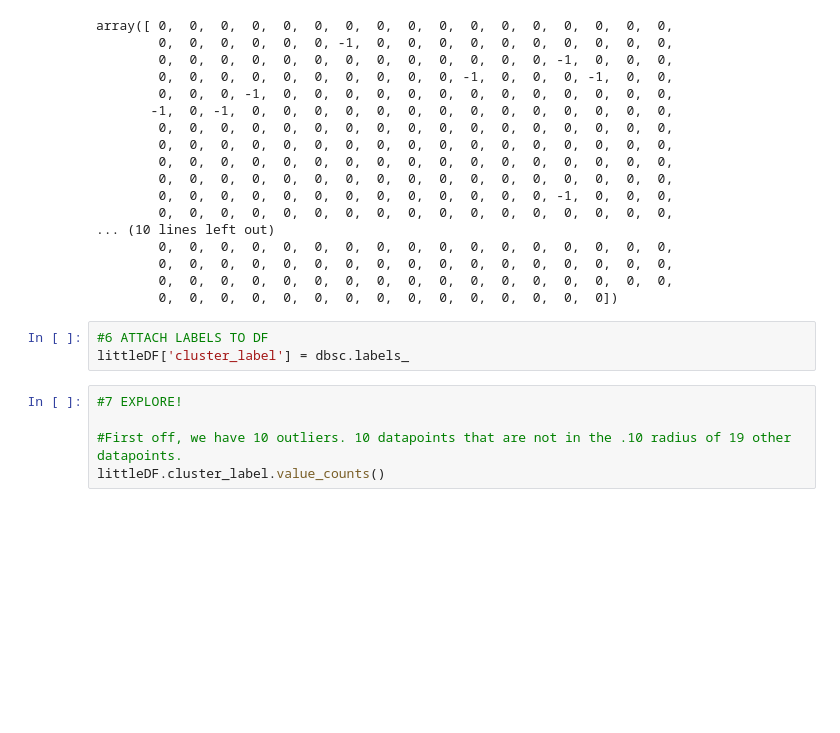
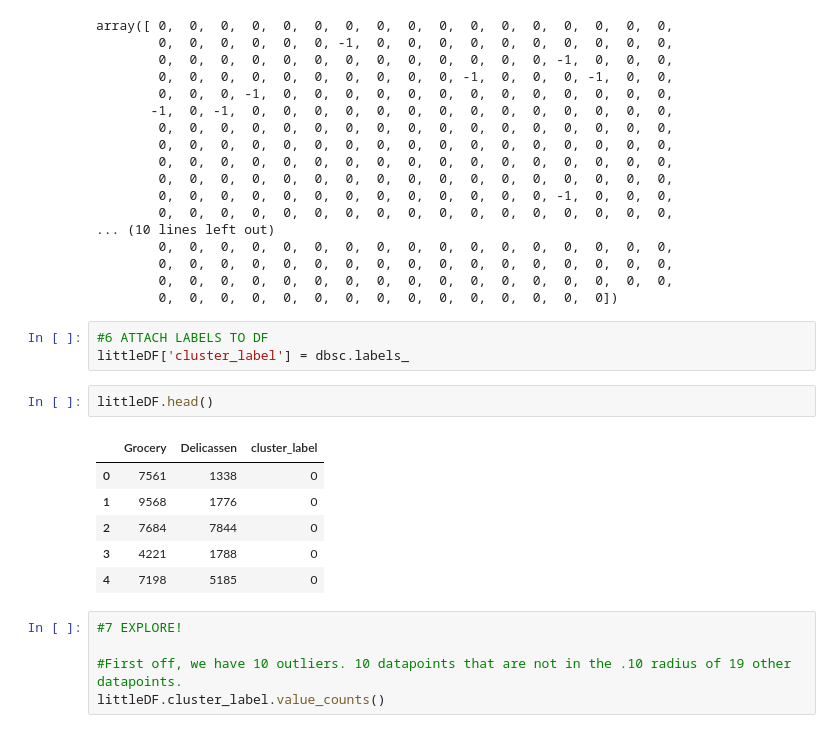
Before and after one commit to flambuth/ds-methodologies-exercises, a Jupyter notebook: anomaly_detection/clustering_anomaly_detection.ipynb, the cells around one changed output. Cells and saved outputs as stored; diff of their text form; blank space fills up the shorter version.

```diff
--- a/anomaly_detection/clustering_anomaly_detection.ipynb
+++ b/anomaly_detection/clustering_anomaly_detection.ipynb
@@ -132,6 +143,15 @@ array([ 0,  0,  0,  0,  0,  0,  0,  0,  0,  0,  0,  0,  0,  0,  0,  0,  0,
 # %%
 #6 ATTACH LABELS TO DF
 littleDF['cluster_label'] = dbsc.labels_
+# %%
+littleDF.head()
+# %% [output]
+|  | Grocery | Delicassen | cluster_label |
+| 0 | 7561 | 1338 | 0 |
+| 1 | 9568 | 1776 | 0 |
+| 2 | 7684 | 7844 | 0 |
+| 3 | 4221 | 1788 | 0 |
+| 4 | 7198 | 5185 | 0 |
 # %%
 #7 EXPLORE!
 
```
Also changed, not shown: parts of 3 cells of this notebook.
